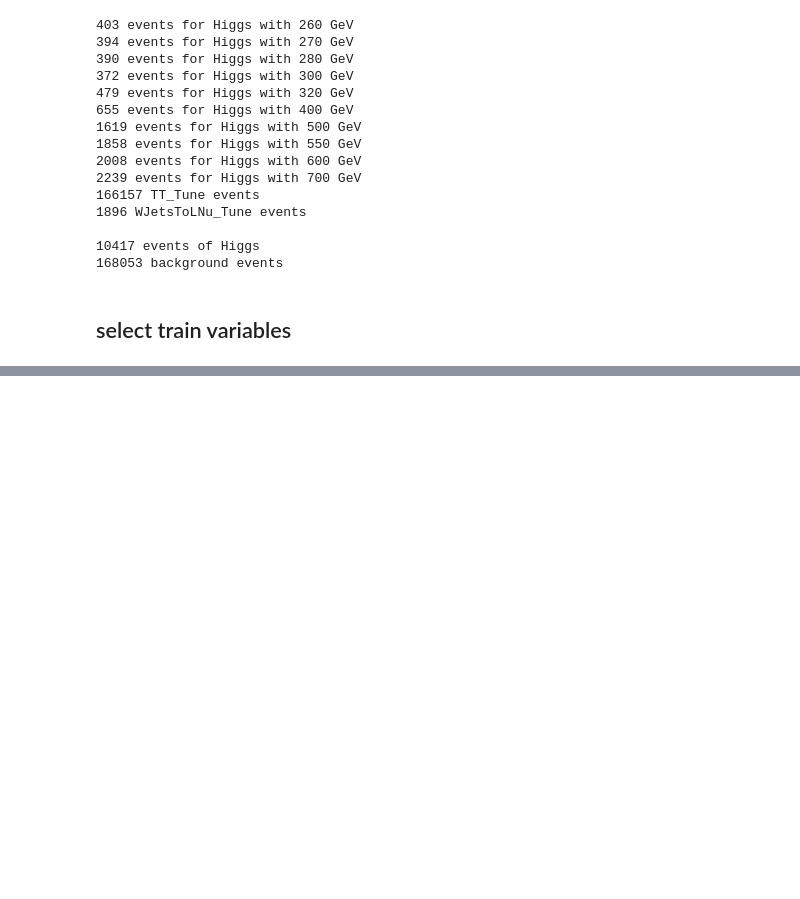
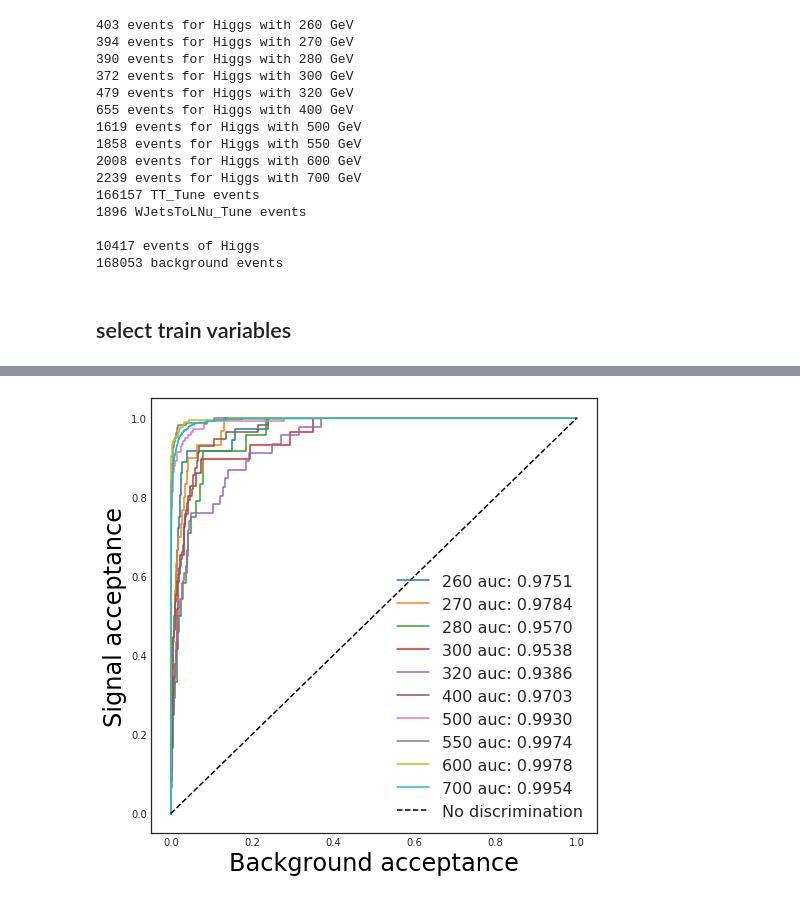
Before and after one commit to SrGonao/estagio, a Jupyter notebook: ML/classifiers/bdt/BDT.ipynb, the cells around one changed output, grey strips where cells are left out. Drawn from its saved outputs; the diff is of its cells as text; code cells hidden in the pictures; blank space fills up the shorter version.

```diff
--- a/ML/classifiers/bdt/BDT.ipynb
+++ b/ML/classifiers/bdt/BDT.ipynb
@@ -198,0 +357,21 @@ plt.show()
+# %%
+plt.figure(figsize=[8, 8])
+
+for mass, signal in sorted(zip(trainMasses+removeFromTrain, signalTestData)):
+    signalAndBackground = mergeDataFrame(backgroundTestData + [signal])
+    backgroundSize = sum([len(i) for i in backgroundTestData])
+    signalAndBackgroundLabel = np.append(np.zeros(backgroundSize, dtype=int), np.ones(len(signal), dtype=int))
+
+    plt.plot(*metrics.roc_curve(signalAndBackgroundLabel, model.predict_proba(signalAndBackground)[:,1])[:2],
+             label=str(mass) + ' auc: {:.4f}'.format(
+             metrics.roc_auc_score(signalAndBackgroundLabel, model.predict_proba(signalAndBackground)[:,1])))
+
+plt.plot([0, 1], [0, 1], 'k--', label='No discrimination')
+plt.xlabel('Background acceptance', fontsize=24, color='black')
+plt.ylabel('Signal acceptance', fontsize=24, color='black')
+plt.legend(loc='best', fontsize=16)
+#plt.xlim(0.,0.4)
+#plt.ylim(0.6,1.)
+plt.show()
+# %% [output]
+[figure, added]
```
Also changed, not shown: parts of 30 cells of this notebook.
